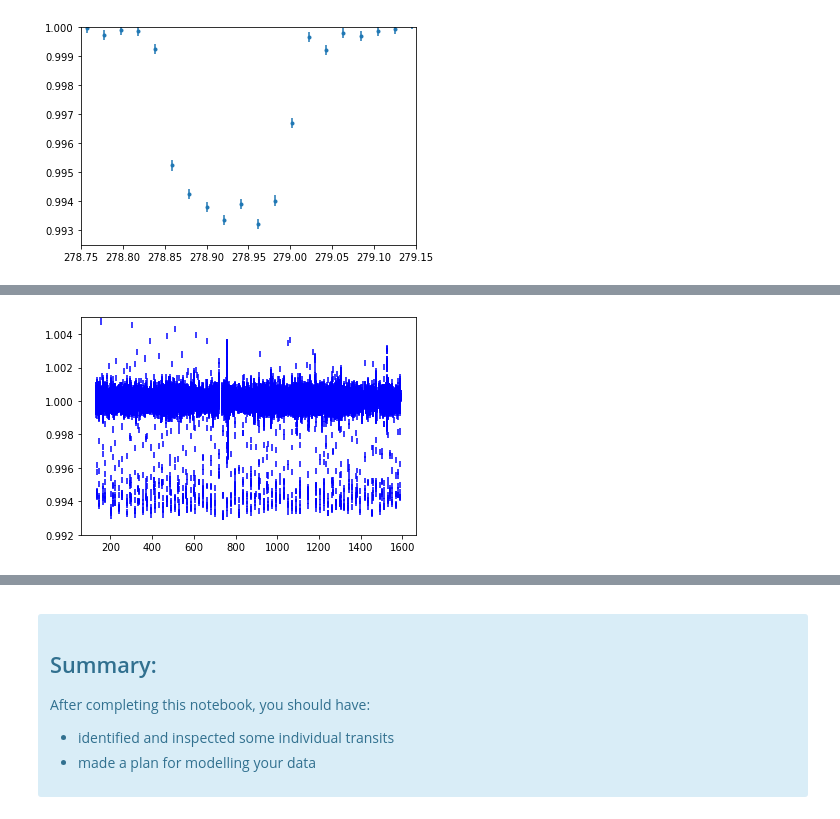
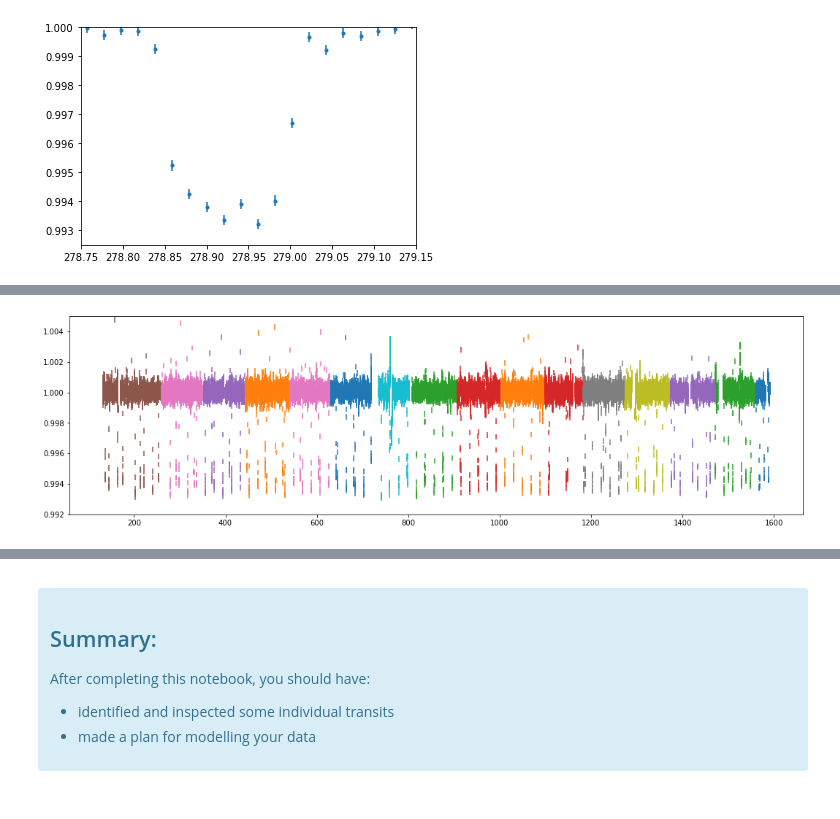
Before and after one commit to wfw23/Astrolabs, a Jupyter notebook: Chapter3_ExoLightCurves.ipynb, the cells around one changed output, grey strips where cells are left out. Drawn from its saved outputs; the diff is of its cells as text; code cells hidden in the pictures.

Commit message:
normalised and saved curve, folding

```diff
--- a/Chapter3_ExoLightCurves.ipynb
+++ b/Chapter3_ExoLightCurves.ipynb
@@ -260,7 +260,7 @@ for lcfile in glob.glob('Data/Object%slc/kplr*.fits' %(mykepler)):
 from scipy.signal import savgol_filter
 
 lc1_flux = lc[1].data['PDCSAP_FLUX'][~np.isnan(lc[1].data['PDCSAP_FLUX'])]
-interp_savgol = savgol_filter( lc1_flux, window_length=301,polyorder=3)
+interp_savgol = savgol_filter( lc1_flux, window_length=201,polyorder=3)
 print (len( lc1_flux))
 #windowlength is the length of the window over which the polynomial will be fit, polyorder is the order of the polynimial to be fit
 # %% [output]
@@ -309,6 +309,6 @@ def strip_nan(flux, time, err):
 
     return newflux, newtime, newerr
 # %%
-interp_savgol = savgol_filter( flux2, window_length=201,polyorder=3)
-plt.plot(time2, flux2, ls='None', marker='.', c='grey', label='Data')
-plt.plot(time2, interp_savgol, ls='--', c='r', label='Savitzky Golay w=11,o=3')
+#interp_savgol = savgol_filter( flux2, window_length=201,polyorder=3)
+#plt.plot(time2, flux2, ls='None', marker='.', c='grey', label='Data')
+#plt.plot(time2, interp_savgol, ls='--', c='r', label='Savitzky Golay w=11,o=3')
@@ -318,9 +315,10 @@ plt.plot(time2, interp_savgol, ls='--', c='r', label='Savitzky Golay w=11,o=3')
 # %%
+plt.figure(figsize=(18,5))
 for lcfile in glob.glob('Data/Object%slc/kplr*.fits' %(mykepler)):
     tmp = fits.open(lcfile)
     flux, time, err = strip_nan(tmp[1].data['PDCSAP_FLUX'],tmp[1].data['TIME'],tmp[1].data['PDCSAP_FLUX_ERR'])
     interp_savgol = savgol_filter( flux, window_length=301,polyorder=3)
-    plt.errorbar(time, flux/interp_savgol, yerr = err/interp_savgol, c='b', ls ='None')
+    plt.errorbar(time, flux/interp_savgol, yerr = err/interp_savgol, ls ='None')
     plt.ylim(0.992,1.005)
 # %% [output]
-[figure, old version]
+[figure, new version]
```
Also changed, not shown: parts of 14 cells of this notebook, 2 other files.
